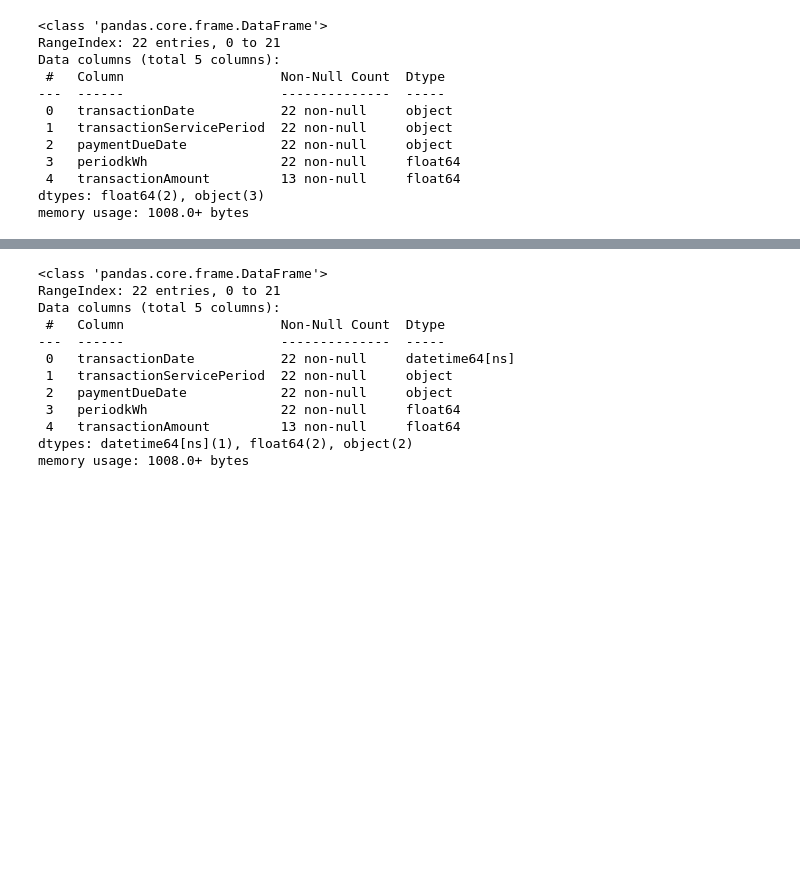
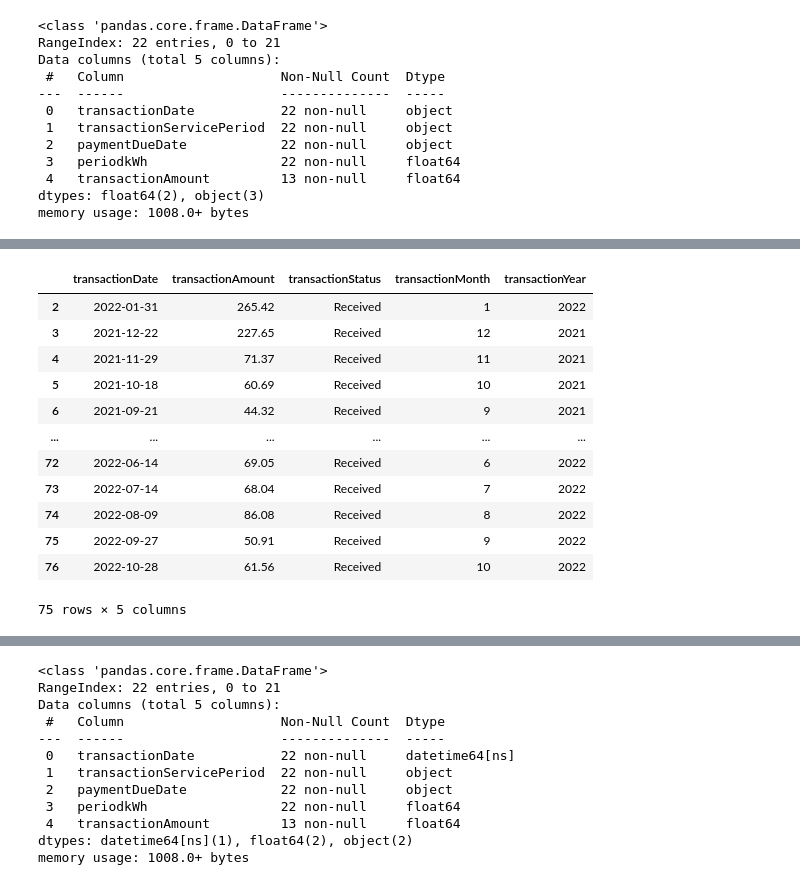
Before and after one commit to roncoejr/practice-plotting-dataframes, a Jupyter notebook: practice_plotting_dataframes_11122022.ipynb, the cells around one changed output, grey strips where cells are left out. Saved outputs shown, nothing was run; the diff lists cells and outputs as text; code cells hidden in the pictures; blank space fills up the shorter version.

```diff
--- a/practice_plotting_dataframes_11122022.ipynb
+++ b/practice_plotting_dataframes_11122022.ipynb
@@ -59,3 +77,19 @@ memory usage: 1008.0+ bytes
+# %%
+df
+# %% [output]
+|  | transactionDate | transactionAmount | transactionStatus | transactionMonth | transactionYear |
+| 2 | 2022-01-31 | 265.42 | Received | 1 | 2022 |
+| 3 | 2021-12-22 | 227.65 | Received | 12 | 2021 |
+| 4 | 2021-11-29 | 71.37 | Received | 11 | 2021 |
+| 5 | 2021-10-18 | 60.69 | Received | 10 | 2021 |
+| 6 | 2021-09-21 | 44.32 | Received | 9 | 2021 |
+| ... | ... | ... | ... | ... | ... |
+| 72 | 2022-06-14 | 69.05 | Received | 6 | 2022 |
+| 73 | 2022-07-14 | 68.04 | Received | 7 | 2022 |
+| 74 | 2022-08-09 | 86.08 | Received | 8 | 2022 |
+| 75 | 2022-09-27 | 50.91 | Received | 9 | 2022 |
+| 76 | 2022-10-28 | 61.56 | Received | 10 | 2022 |
+75 rows × 5 columns
 # %%
 # df['transactionDate'] = pd.to_datetime(df['transactionDate'][5:7] + df['transactionDate'][8:9] + df['transactionDate'][7:7] + df['transactionDate'][0:3])
 
```
Also changed, not shown: parts of 10 cells of this notebook.
